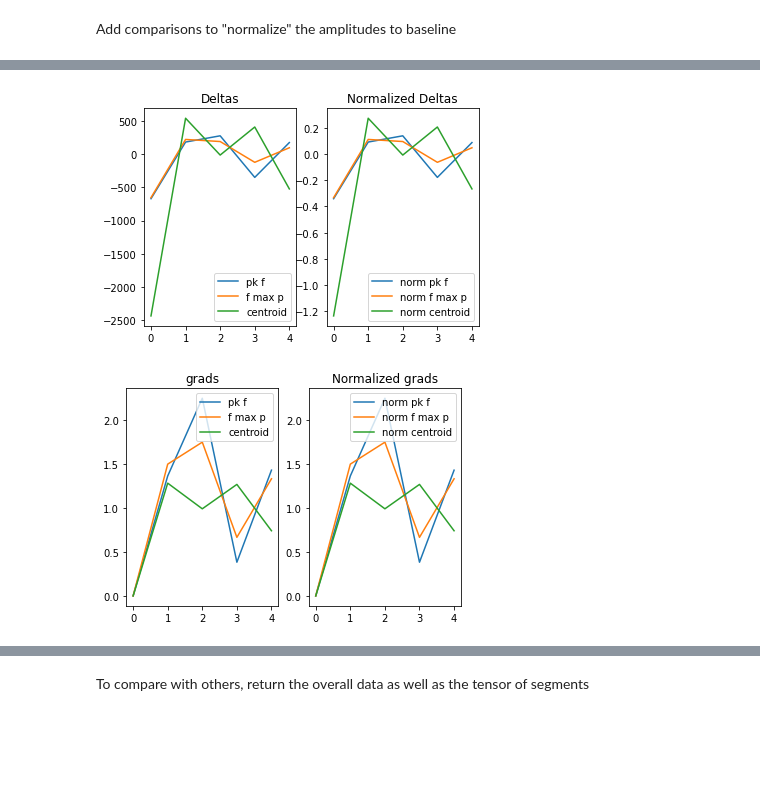
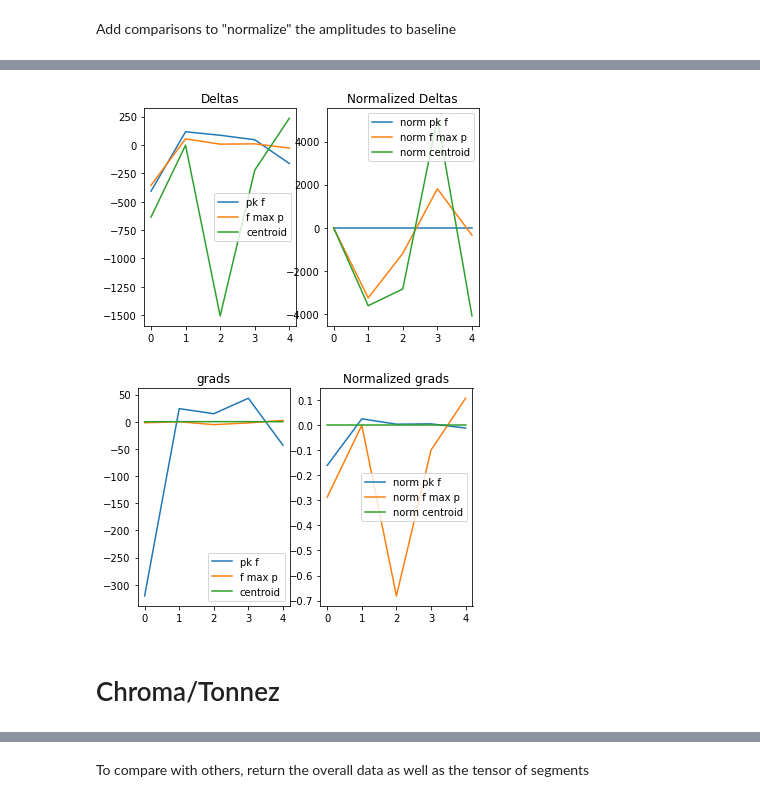
Before and after one commit to dannykaplunski/EmotionsAcrossLangsStatisticalLearning, a Jupyter notebook: EnergyPitchSpectrogram Analysis.ipynb, the cells around one changed output, grey strips where cells are left out. Cells and saved outputs as stored; diff of their text form; code cells hidden in the pictures; blank space fills up the shorter version.

Commit message:
Updated with all Pitch and Pitch+Energy features
Update

```diff
--- a/EnergyPitchSpectrogram Analysis.ipynb
+++ b/EnergyPitchSpectrogram Analysis.ipynb
@@ -108,8 +238,9 @@ for i in range(0, n-1):
     shortclip = audio_data[cutoffs[i]:cutoffs[i+1]]
     maxdata = get_fpwr(shortclip)
     centdata= get_spc(shortclip)
-    #print(maxdata[0], maxdata[1], centdata)
-    segsum.append([maxdata[0], maxdata[1], centdata]) #f of peak pt energy, f of max total energy, centroid f
+    bws = librosa.feature.spectral_bandwidth(y=shortclip, sr=sample_rate, hop_length=hopl*3)[0]
+    #print(bws[0])
+    segsum.append([maxdata[0], maxdata[1], centdata]) #f of peak pt energy, f of max total energy, centroid f, bandwidth
 # %%
 #raw info for each of the segments
 print(segsum)
@@ -138,0 +272,4 @@ Find the gradient/differences
+# %%
+freqmat = torch.cat((torch.tensor(freqdata), torch.tensor(freqdata)/filemeancent),dim=1)#includes raw and normalized fourier and spectral data
+allsegdata = torch.cat((segmat, freqmat), dim=1)
+print(allsegdata.shape)
@@ -139,7 +278,8 @@ Find the gradient/differences
 # %%
 #to compare easily, make a new tensor that is the old one shifted. For sizing, need to make the original one line bigger as well
-zerost = torch.zeros(1, 6)
-lastt = torch.cat((segmat, zerost), dim=0)
-nextt = torch.cat((zerost, segmat), dim=0)
+zerost = torch.zeros(1, 22)
+lastt = torch.cat((allsegdata, zerost), dim=0)
+nextt = torch.cat((zerost, allsegdata), dim=0)
 diffs = nextt-lastt
 grads = nextt/lastt #need to replace nans with 0s
+print(diffs.shape, grads.shape)
@@ -146,11 +288,14 @@ grads = nextt/lastt #need to replace nans with 0s
 # %%
 #remove the last line since it doesn't have meaning and attach to the original summary to have something to return
-tensoroutput = torch.cat((segmat, diffs[0:n-1], grads[0:n-1]), dim=1)
-#columns: 1-3 segement f of peak pt energy, f of max total energy, centroid f
-#4-6: normalized 1-3. 7-9: raw difference between steps of first 3.
-#10-12: raw difference between steps of 4-6.
-#13-15: % difference between steps of first 3.
-#16-18: % difference between steps of 4-6.
-
+tensoroutput = torch.cat((allsegdata, diffs[0:n-1], grads[0:n-1]), dim=1)
+#columns: 0-2 segment f of peak pt energy, f of max total energy, centroid f
+#3-5: normalized 1-3.
+#6-9: fourier outputs
+#10-12: spectral outputs
+#13: range/f0
+#14-21: normalized 6-13
+#22-34: raw difference between steps of first 14
+#35-66: % difference between steps of first 14.
+shift = 22
 print(tensoroutput.shape)
 # %% [output]
@@ -186,11 +331,11 @@ plt.show()
 # %%
 #changes and normalized changes
-deltafpk = tensoroutput[:, 6]
-deltafmax = tensoroutput[:, 7]
-deltacentf = tensoroutput[:, 8]
-deltanfpk = tensoroutput[:, 9]
-deltanfmax = tensoroutput[:, 10]
-deltancentf = tensoroutput[:, 11]
+deltafpk = tensoroutput[:, 6+ shift]
+deltafmax = tensoroutput[:, 7+ shift]
+deltacentf = tensoroutput[:, 8+ shift]
+deltanfpk = tensoroutput[:, 9+ shift]
+deltanfmax = tensoroutput[:, 10+ shift]
+deltancentf = tensoroutput[:, 11+ shift]
 
 
 plt.subplot(1, 2, 1)  # (rows, columns, index)
@@ -209,31 +354,33 @@ plt.legend()
 
 plt.show()
 # %% [output]
-[figure, old version]
+[figure, new version]
 # %%
 #changes and normalized changes
-gradfpk = tensoroutput[:, 12]
-gradfmax = tensoroutput[:, 13]
-gradcentf = tensoroutput[:, 14]
-gradnfpk = tensoroutput[:, 15]
-gradnfmax = tensoroutput[:, 16]
-gradncentf = tensoroutput[:, 17]
+gradfpk = tensoroutput[:, 12+ shift]
+gradfmax = tensoroutput[:, 13+ shift]
+gradcentf = tensoroutput[:, 14+ shift]
+gradnfpk = tensoroutput[:, 15+ shift]
+gradnfmax = tensoroutput[:, 16+ shift]
+gradncentf = tensoroutput[:, 17+ shift]
 
 
 plt.subplot(1, 2, 1)  # (rows, columns, index)
 plt.plot(gradfpk, label='pk f')
 plt.plot(gradfmax, label='f max p')
 plt.plot(gradcentf, label='centroid')
 plt.title('grads')
 plt.legend()
 
 plt.subplot(1, 2, 2)
 plt.plot(gradnfpk, label='norm pk f')
 plt.plot(gradnfmax, label='norm f max p')
 plt.plot(gradncentf, label='norm centroid')
 plt.title('Normalized grads')
 plt.legend()
 
 plt.show()
 # %% [output]
-[figure, old version]
+[figure, new version]
+# %% [markdown]
+# Chroma/Tonnez
```
Also changed, not shown: parts of 32 cells of this notebook.
